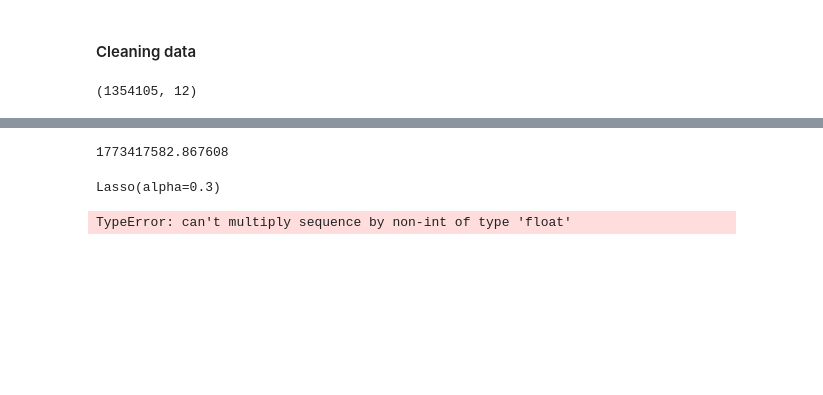
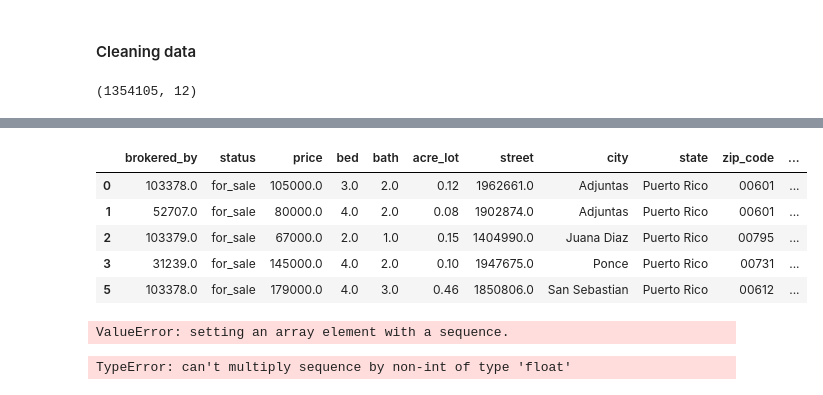
Before and after one commit to carpeted-kitchen/real_estate_analysis, a Jupyter notebook: analyze.ipynb, the cells around one changed output, grey strips where cells are left out. Cells and saved outputs as stored; diff of their text form; code cells hidden in the pictures; blank space fills up the shorter version.

```diff
--- a/analyze.ipynb
+++ b/analyze.ipynb
@@ -34,7 +21,7 @@ import kagglehub
 #print("Path to dataset files:", path)
 # %%
 #Download data into dataframe
-data_df = pd.read_csv('datasets/usa-real-estate-dataset/versions/25/realtor-data.zip.csv',dtype={'zip_code' : str})
+data_df = pd.read_csv('Datasets/realtor-data.zip.csv',dtype={'zip_code' : str})
 data_df.head(8)
 # %% [output]
 |  | brokered_by | status | price | bed | bath | acre_lot | street | city | state | zip_code | ... |
@@ -87,11 +72,5 @@ status = {'status' : data_df_clean.status}
 statusdf = pd.DataFrame(status)
 status_ohe = pd.get_dummies(statusdf, dtype = int)
 #print(status_ohe)
-
-#state
-state = {'state': data_df_clean["state"]}
-statedf = pd.DataFrame(state)
-state_ohe = pd.get_dummies(statedf, dtype=int)
-#city
 data_df_clean['prev_sold_date'].fillna('1970-1-2', inplace=True)
 # %% [output]
@@ -116,0 +81,20 @@ Name: prev_sold_date, Length: 1354105, dtype: str
+# %%
+stateList = []
+for i in data_df_clean['state']:
+    if i not in stateList:
+        stateList.append(i)
+
+def state_binary(state):
+    stateBin = []
+    for item in stateList:
+        if item == state:
+            stateBin.append(1)
+        else:
+            stateBin.append(0)
+    return stateBin
+# %%
+#state
+#onehot encode state
+
+data_df_clean['state_bin'] = data_df_clean['state'].apply(lambda x: state_binary(x))
+#city
@@ -117,8 +107,14 @@ Name: prev_sold_date, Length: 1354105, dtype: str
 # %%
 #current = datetime.now()
 #current.timestamp()
+data_df_clean.head()
 # %% [output]
-1773417582.867608
+|  | brokered_by | status | price | bed | bath | acre_lot | street | city | state | zip_code | ... |
+| 0 | 103378.0 | for_sale | 105000.0 | 3.0 | 2.0 | 0.12 | 1962661.0 | Adjuntas | Puerto Rico | 00601 | ... |
+| 1 | 52707.0 | for_sale | 80000.0 | 4.0 | 2.0 | 0.08 | 1902874.0 | Adjuntas | Puerto Rico | 00601 | ... |
+| 2 | 103379.0 | for_sale | 67000.0 | 2.0 | 1.0 | 0.15 | 1404990.0 | Juana Diaz | Puerto Rico | 00795 | ... |
+| 3 | 31239.0 | for_sale | 145000.0 | 4.0 | 2.0 | 0.10 | 1947675.0 | Ponce | Puerto Rico | 00731 | ... |
+| 5 | 103378.0 | for_sale | 179000.0 | 4.0 | 3.0 | 0.46 | 1850806.0 | San Sebastian | Puerto Rico | 00612 | ... |
 # %%
 #concatenate and drop
 data_df_clean = data_df_clean.drop(labels=['status','state', 'city'], axis = 'columns')
@@ -141,7 +137,7 @@ clf = linear_model.Lasso(alpha=0.3)
 #NOTE TO SELF: FIX THIS!
 clf.fit(X_train,y_train)
 # %% [output]
-Lasso(alpha=0.3)
+ValueError: setting an array element with a sequence.
 # %%
 y_pred = clf.predict(X_test)
 y_test = y_test.to_numpy()
```
Also changed, not shown: parts of 5 cells of this notebook, 1 other file.
